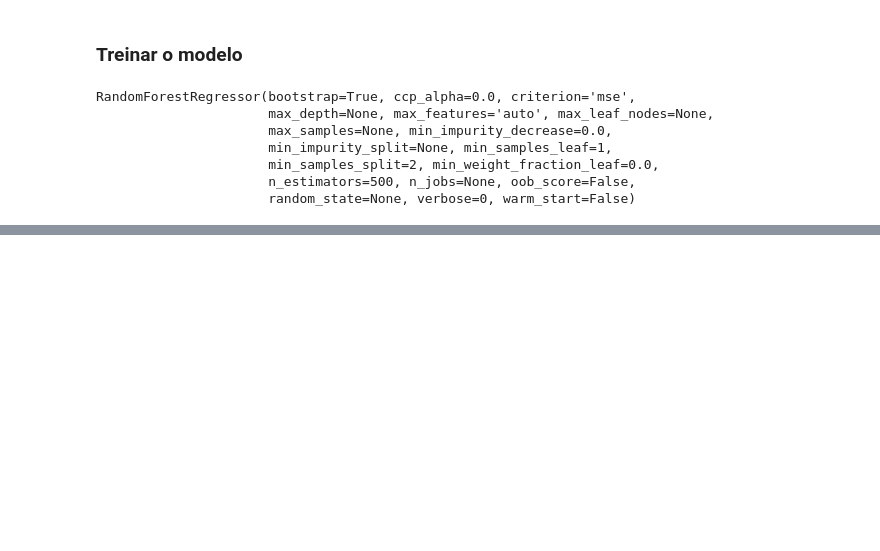
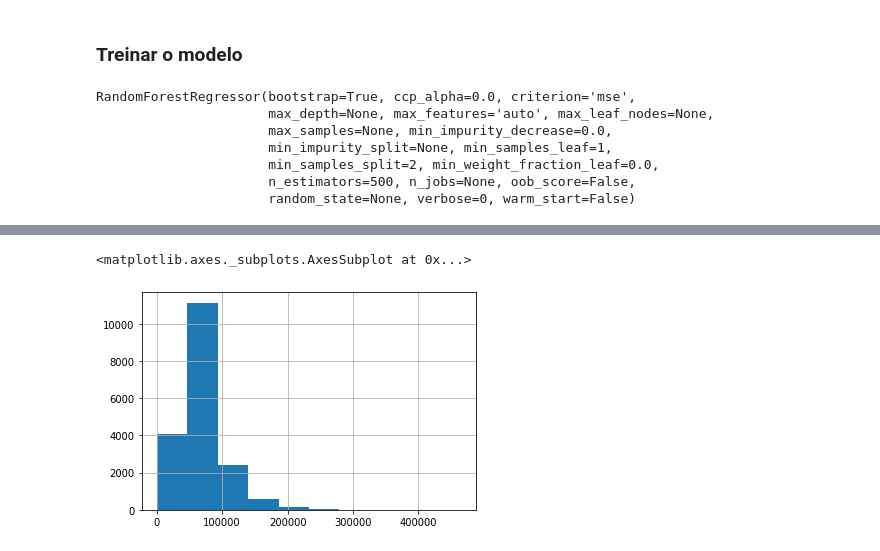
Before and after one commit to BeeData-USP/usp-vs-ufmg, a Jupyter notebook: zurita/randomForest.ipynb, the cells around one changed output, grey strips where cells are left out. Cells and saved outputs as stored; diff of their text form; code cells hidden in the pictures; blank space fills up the shorter version.

```diff
--- a/zurita/randomForest.ipynb
+++ b/zurita/randomForest.ipynb
@@ -233,0 +272,5 @@ print_feature_importances(rf, X_train.columns)
+# %%
+df[(df["receita_media"] >= 42606.17333333) & (df["receita_media"] <= 79751.67666667)]["receita"].hist()
+# %% [output]
+<matplotlib.axes._subplots.AxesSubplot at 0x...>
+[figure, added]
```
Also changed, not shown: parts of 9 cells of this notebook.
